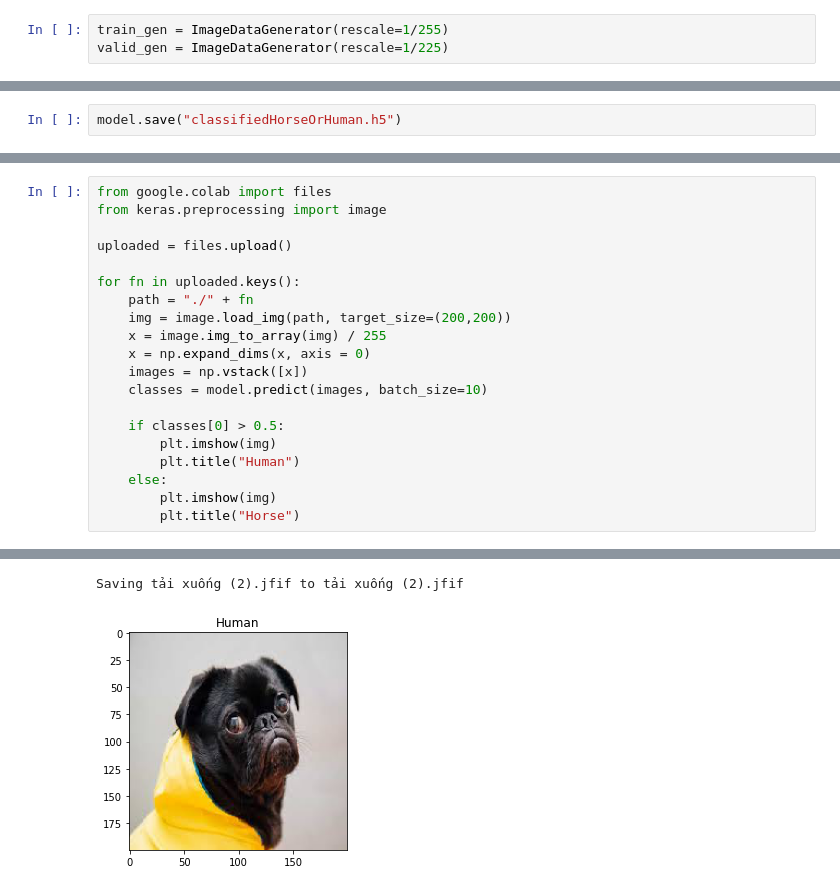
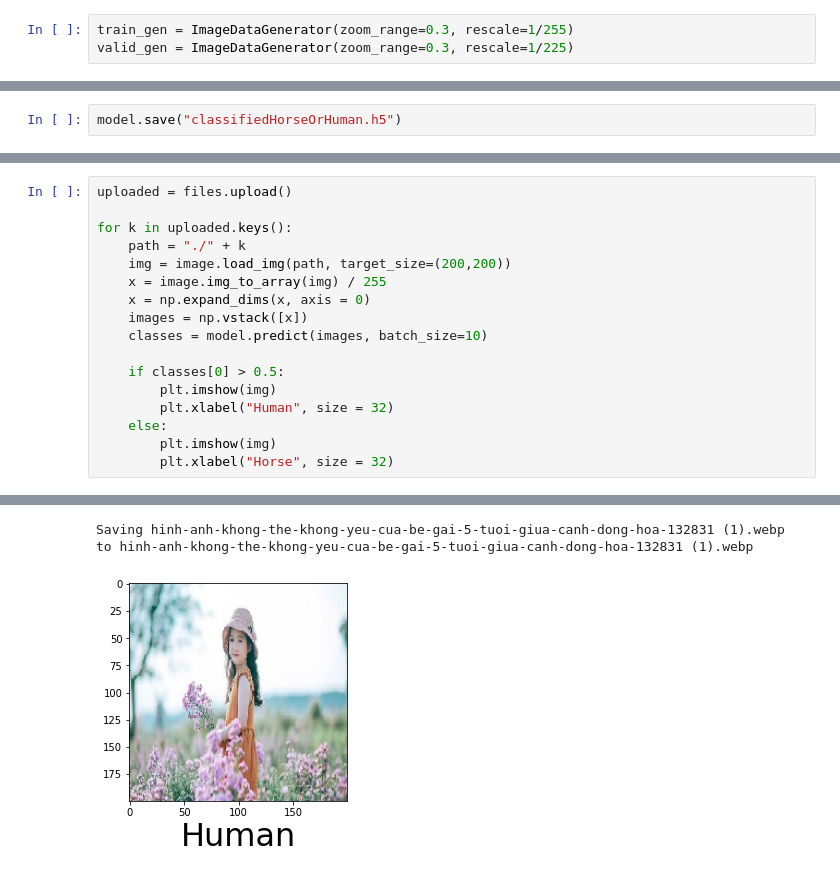
Before and after one commit to dattrinh01/Tensorflow-In-Practice-Specialization, a Jupyter notebook: classifiedHorseOrHuman/classifiedHorseOrHuman.ipynb, the cells around one changed output, grey strips where cells are left out. Drawn from its saved outputs; the diff is of its cells as text.

```diff
--- a/classifiedHorseOrHuman/classifiedHorseOrHuman.ipynb
+++ b/classifiedHorseOrHuman/classifiedHorseOrHuman.ipynb
@@ -55,8 +55,8 @@ from tensorflow.keras.optimizers import RMSprop
 # %%
 model.compile(loss = "binary_crossentropy", optimizer=RMSprop(learning_rate = 0.001), metrics=["acc"])
 # %%
-train_gen = ImageDataGenerator(rescale=1/255)
-valid_gen = ImageDataGenerator(rescale=1/225)
+train_gen = ImageDataGenerator(zoom_range=0.3, rescale=1/255)
+valid_gen = ImageDataGenerator(zoom_range=0.3, rescale=1/225)
 # %%
 gen_training_data = train_gen.flow_from_directory(
     train_folder,
@@ -107,24 +112,21 @@ model.save("classifiedHorseOrHuman.h5")
 # %%
-from google.colab import files
-from keras.preprocessing import image
-
 uploaded = files.upload()
 
-for fn in uploaded.keys():
-    path = "./" + fn
+for k in uploaded.keys():
+    path = "./" + k
     img = image.load_img(path, target_size=(200,200))
     x = image.img_to_array(img) / 255
     x = np.expand_dims(x, axis = 0)
     images = np.vstack([x])
     classes = model.predict(images, batch_size=10)
 
     if classes[0] > 0.5:
         plt.imshow(img)
-        plt.title("Human")
+        plt.xlabel("Human", size = 32)
     else:
         plt.imshow(img)
-        plt.title("Horse")
+        plt.xlabel("Horse", size = 32)
 # %% [output]
 [interactive output not drawn]
-Saving tải xuống (2).jfif to tải xuống (2).jfif
+Saving hinh-anh-khong-the-khong-yeu-cua-be-gai-5-tuoi-giua-canh-dong-hoa-132831 (1).webp to hinh-anh-khong-the-khong-yeu-cua-be-gai-5-tuoi-giua-canh-dong-hoa-132831 (1).webp
-[figure, old version]
+[figure, new version]
```
Also changed, not shown: parts of 2 cells of this notebook.
